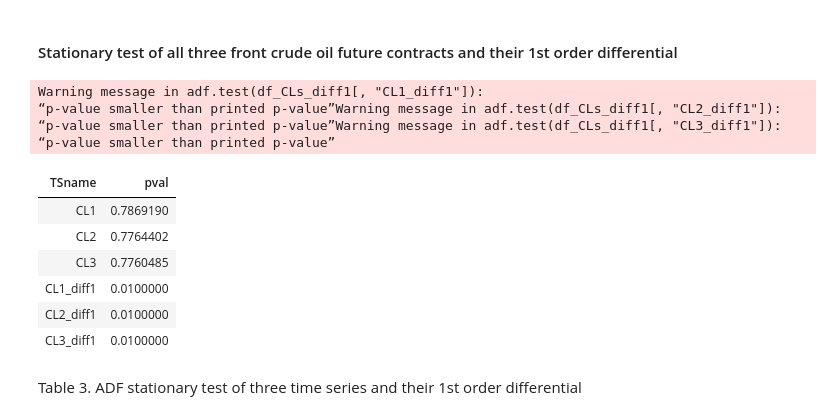
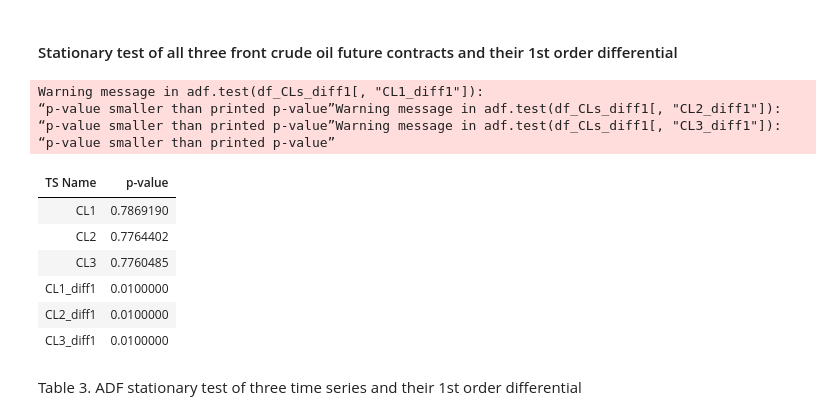
Before and after one commit to noisyoscillator/MTH9893_Time_Series, a Jupyter notebook: HW/HW4/MTH9893_HW4_Group01.ipynb, the cells around one changed output. Saved outputs shown, nothing was run; the diff lists cells and outputs as text; code cells hidden in the pictures.

```diff
--- a/HW/HW4/MTH9893_HW4_Group01.ipynb
+++ b/HW/HW4/MTH9893_HW4_Group01.ipynb
@@ -122,29 +125,30 @@ Figure 1. Plots of 1st order differential of three front crude oil future contra
 # %%
 # ADF stationary test
 adfCL1<- adf.test(df_CLs[,"CL1_PX_LAST"])
 adfCL2<- adf.test(df_CLs[,"CL2_PX_LAST"])
 adfCL3<- adf.test(df_CLs[,"CL3_PX_LAST"])
 adfCL1diff<- adf.test(df_CLs_diff1[,"CL1_diff1"])
 adfCL2diff<- adf.test(df_CLs_diff1[,"CL2_diff1"])
 adfCL3diff<- adf.test(df_CLs_diff1[,"CL3_diff1"])
 
 pval<- c(adfCL1$p.value,adfCL2$p.value,adfCL3$p.value,
         adfCL1diff$p.value,adfCL2diff$p.value,adfCL3diff$p.value)
 TSname<-c("CL1","CL2","CL3","CL1_diff1","CL2_diff1","CL3_diff1")
 CLsRes<- data.frame(TSname,pval)
+colnames(CLsRes)<-c("TS Name","p-value")
 CLsRes
 #adfCL1
 #adfCL2
 #adfCL3
 #adfCL1diff
 #adfCL2diff
 #adfCL3diff
 # %% [output]
 Warning message in adf.test(df_CLs_diff1[, "CL1_diff1"]):
 “p-value smaller than printed p-value”Warning message in adf.test(df_CLs_diff1[, "CL2_diff1"]):
 “p-value smaller than printed p-value”Warning message in adf.test(df_CLs_diff1[, "CL3_diff1"]):
 “p-value smaller than printed p-value”
-| TSname | pval |
+| TS Name | p-value |
 | CL1 | 0.7869190 |
 | CL2 | 0.7764402 |
 | CL3 | 0.7760485 |
```
Also changed, not shown: parts of 14 cells of this notebook.
